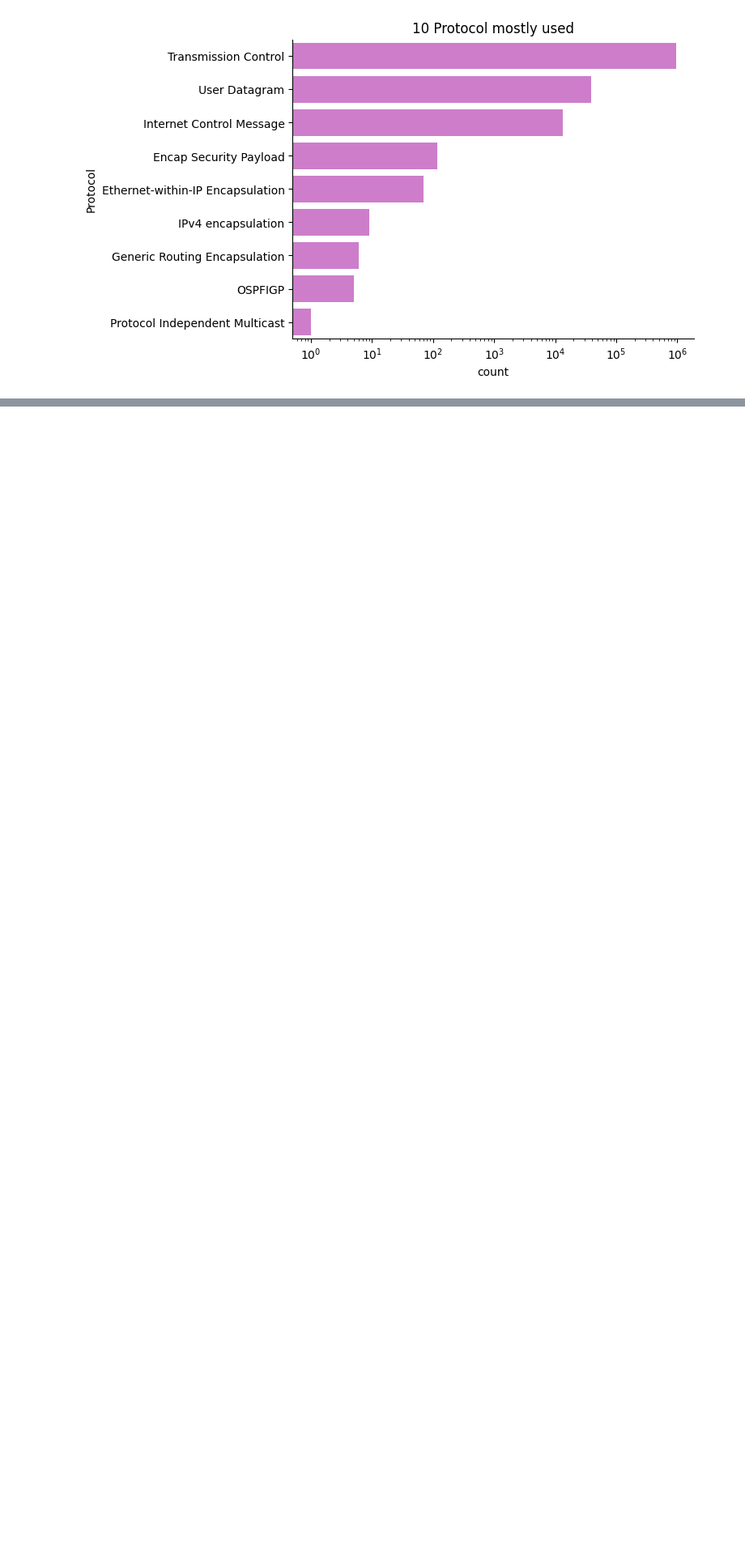
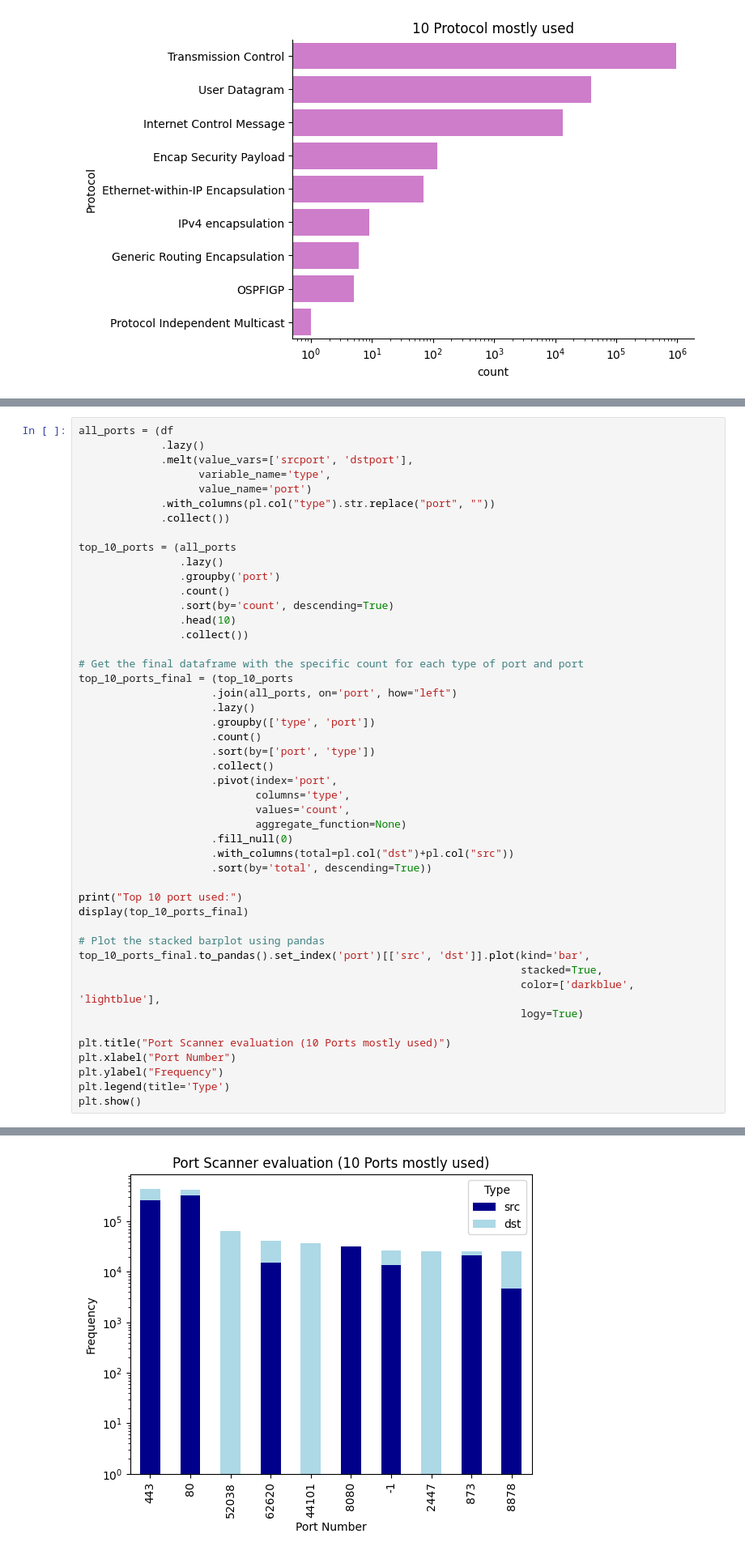
Before and after one commit to JRhin/pcap-analysis, a Jupyter notebook: main_notebook.ipynb, the cells around one changed output, grey strips where cells are left out. Shown at 81% size. Saved outputs shown, nothing was run; the diff lists cells and outputs as text; blank space fills up the shorter version.

```diff
--- a/main_notebook.ipynb
+++ b/main_notebook.ipynb
@@ -695,0 +700,48 @@ plt.show()
+# %%
+all_ports = (df
+             .lazy()
+             .melt(value_vars=['srcport', 'dstport'],
+                   variable_name='type',
+                   value_name='port')
+             .with_columns(pl.col("type").str.replace("port", ""))
+             .collect())
+
+top_10_ports = (all_ports
+                .lazy()
+                .groupby('port')
+                .count()
+                .sort(by='count', descending=True)
+                .head(10)
+                .collect())
+
+# Get the final dataframe with the specific count for each type of port and port
+top_10_ports_final = (top_10_ports
+                     .join(all_ports, on='port', how="left")
+                     .lazy()
+                     .groupby(['type', 'port'])
+                     .count()
+                     .sort(by=['port', 'type'])
+                     .collect()
+                     .pivot(index='port',
+                            columns='type',
+                            values='count',
+                            aggregate_function=None)
+                     .fill_null(0)
+                     .with_columns(total=pl.col("dst")+pl.col("src"))
+                     .sort(by='total', descending=True))
+
+print("Top 10 port used:")
+display(top_10_ports_final)
+
+# Plot the stacked barplot using pandas
+top_10_ports_final.to_pandas().set_index('port')[['src', 'dst']].plot(kind='bar',
+                                                                      stacked=True,
+                                                                      color=['darkblue', 'lightblue'],
+                                                                      logy=True)
+
+plt.title("Port Scanner evaluation (10 Ports mostly used)")
+plt.xlabel("Port Number")
+plt.ylabel("Frequency")
+plt.legend(title='Type')
+plt.show()
+# %% [output]
@@ -696,2 +762,3 @@ plt.show()
+[figure, added]
 # %% [markdown]
 ## Section B
```
Also changed, not shown: parts of 7 cells of this notebook.
